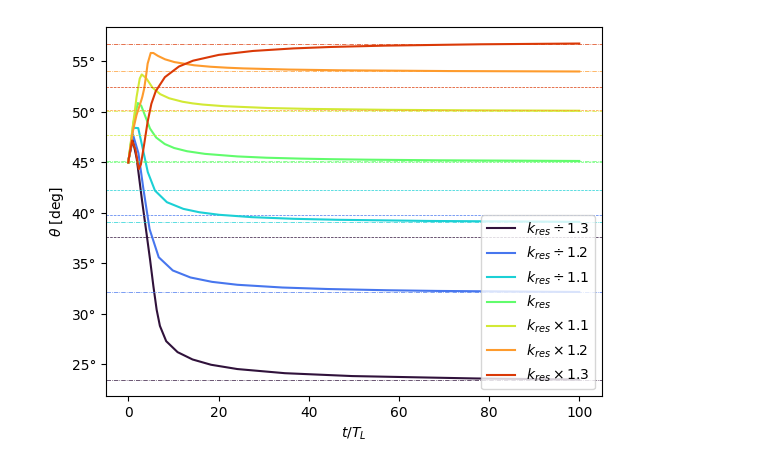
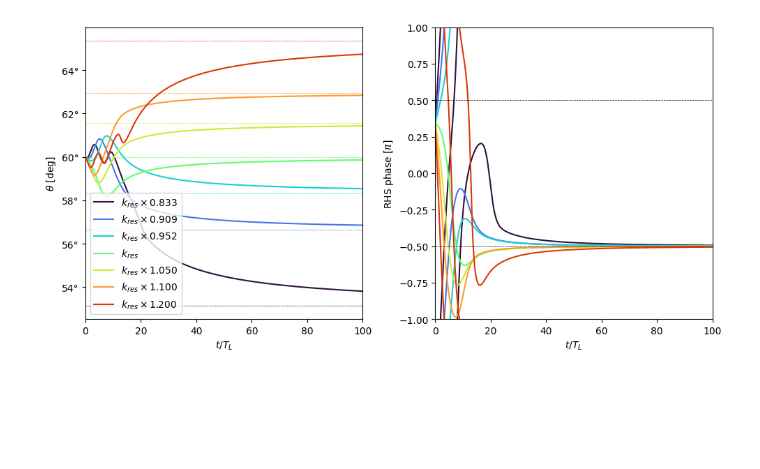
Before and after one commit to nj-vs-vh/gssi-he-th, a Jupyter notebook: Pitch Angle Diffusion Simulation.ipynb, the cells around one changed output. Cells and saved outputs as stored; diff of their text form; code cells hidden in the pictures; blank space fills up the shorter version.

Commit message:
QLT pitch angle diffusion in monochromatic field

```diff
--- a/Pitch Angle Diffusion Simulation.ipynb
+++ b/Pitch Angle Diffusion Simulation.ipynb
@@ -14,3 +15,9 @@ from utils import gauss_cgs
+# %%
+T_UNIT = u.d
+
+
+def pack_t(q: u.Quantity[T_UNIT]) -> float:
+    return q.to(T_UNIT).value
 # %% [markdown]
 # Magnetic field
 
@@ -391,5 +223,3 @@ def get_mu_rhs(
 # %%
-theta0 = np.pi / 4
-particle = Particle.from_energy_pitch_angle(E=100 * u.GeV, theta=theta0)
-mu_0 = np.array([np.cos(theta0)])
-T_L_ = (particle.T_L).to(T_UNIT).value
+particle = Particle.from_energy_pitch_angle(E=100 * u.GeV, theta=np.pi / 3)
+print(particle)
@@ -425,46 +267,50 @@ plt.show()
 # %%
-_, ax = plt.subplots()
-multipliers = (1.1, 1.2, 1.3)
-total = len(multipliers) * 2 + 1
+_, axes = plt.subplots(ncols=2, figsize=(10, 5))
+
+phase_diff = np.pi / 3
+n_T_L = 100
+
+multiplier_gt = (1.05, 1.1, 1.2)
+multipliers = sorted([1 / m for m in multiplier_gt]) + [1] + sorted(multiplier_gt)
+total = len(multipliers)
 cmap = matplotlib.colormaps["turbo"]
-idx = 0
-for power in (-1, 0, 1):
-    for multiplier in sorted(multipliers, reverse=power < 0) if power != 0 else [1]:
-        color = cmap(idx / total)
-        k = particle.k_res * multiplier**power
-        hypothetis_theta_lim = np.arctan(particle.R_L * k)
-        fun, step = get_mu_rhs(
-            particle=particle,
-            phase_diff=np.pi,
-            mu_0=mu_0,
-            k=k,
+trajectories: list[PitchAngleTrajectory] = []
+for idx, multiplier in enumerate(multipliers):
+    color = cmap(idx / total)
+    mf_params = MagneticFieldPerturbationParams(
+        k=particle.k_res * multiplier,
+        phase_diff=phase_diff,
+    )
+    hypothesis_theta_lim = np.arccos(particle.Omega_L / (mf_params.k * particle.v))
+    rhs = get_theta_rhs(particle=particle, mf_params=mf_params)
+    with tqdm() as pbar:
+        solution = solve_ivp(
+            fun=rhs,
+            t_span=(0, pack_t(n_T_L * particle.T_L)),
+            y0=np.array([particle.theta.to(u.rad).value]),
+            args=[pbar, False],
+            method="Radau",
+            max_step=pack_t(particle.T_L / 31),
         )
-        with tqdm() as pbar:
-            solution = solve_ivp(
-                fun=fun,
-                t_span=(0, 100 * T_L_),
-                y0=mu_0,
-                args=[pbar, False],
-                first_step=step,
-                method="Radau"
-            )
-        ax.plot(
-            (solution.t * T_UNIT / particle.T_L).decompose(),
-            180 * np.arccos(solution.y[0, :]) / np.pi * u.deg,
-            label=(
-                f"$ k_{{res}} {'\\times' if power == 1 else '\\div'} {multiplier} $"
-                if multiplier != 1
-                else "$k_{res}$"
-            ),
-            color=color,
-        )
-        ax.axhline(hypothetis_theta_lim, color=color, linewidth=0.5, linestyle="--")
-        theta_lim = 180 * np.arccos(solution.y[0, -1]) / np.pi * u.deg
-        ax.axhline(theta_lim, color=color, linewidth=0.5, linestyle="-.")
-        idx += 1
-label_axes(ax, "t / T_L", "\\theta")
-ax.legend()
-# ax.set_title("")
+    trajectory = PitchAngleTrajectory.from_solution(solution, particle, mf_params)
+    trajectory.description = (
+        f"$ k_{{res}} \\times {multiplier:.3f} $" if multiplier != 1 else "$k_{res}$"
+    )
+    trajectories.append(trajectory)
+    trajectory.plot_theta(axes[0], color=color)
+    axes[0].axhline(hypothesis_theta_lim, color=color, linewidth=0.5, linestyle="--")
+    trajectory.plot_rhs_phase(axes[1], color=color)
+
+for sign in (-1, 1):
+    axes[1].axhline(sign * 0.5, color="k", linewidth=0.5, linestyle="--")
+label_axes(axes[0], "t / T_L", "\\theta")
+label_axes(axes[1], "t / T_L")
+for ax in axes:
+    ax.set_xlim(0, n_T_L)
+axes[1].set_ylim(-1, 1)
+axes[1].set_ylabel("RHS phase [$ \\pi $]")
+axes[0].legend()
+plt.tight_layout()
 plt.show()
 # %% [output]
-[figure, old version]
+[figure, new version]
```
Also changed, not shown: parts of 17 cells of this notebook, 1 other file.
